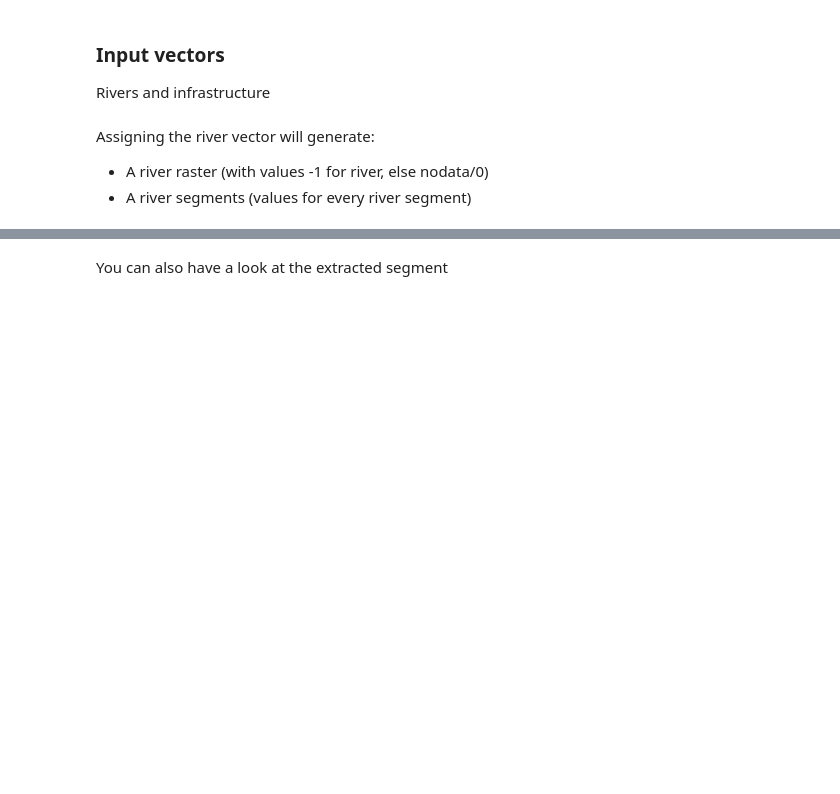
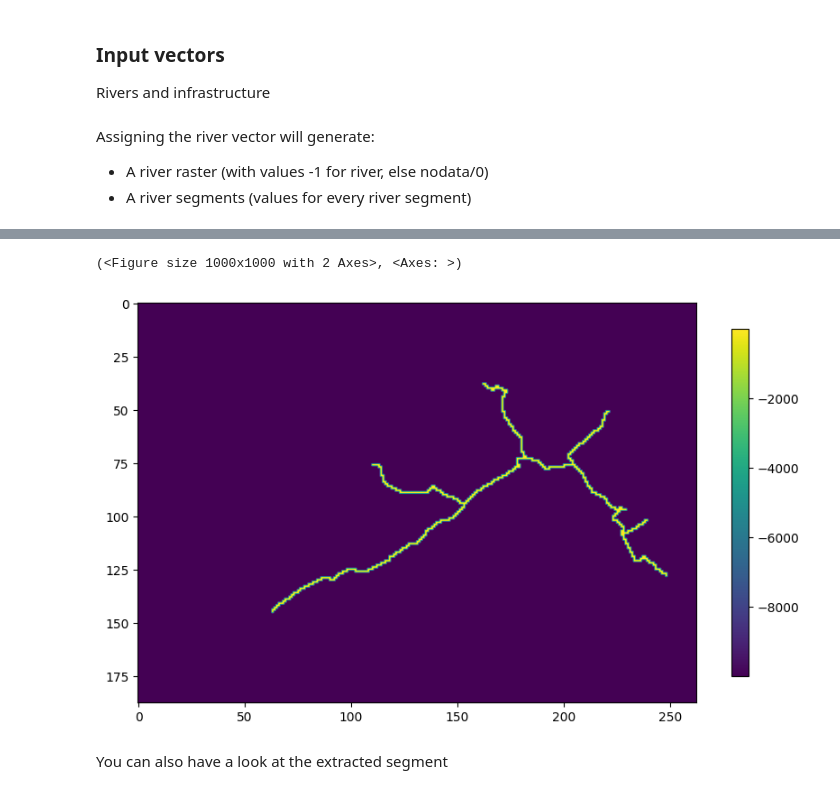
Before and after one commit to watem-sedem/pywatemsedem, a Jupyter notebook: docs/getting-started/api.ipynb, the cells around one changed output, grey strips where cells are left out. Cells and saved outputs as stored; diff of their text form; code cells hidden in the pictures; blank space fills up the shorter version.

```diff
--- a/docs/getting-started/api.ipynb
+++ b/docs/getting-started/api.ipynb
@@ -25,6 +23,6 @@ import pandas as pd
 # %% [markdown]
 The example data are located in the test data folder
 # %%
-inputdata_folder = Path(r"..") / ".." / "tests" / "pywatemsedem" / "data"
+inputdata_folder = Path(r"..") / ".." / "tests" /  "data"
 # %%
 inputdata_folder.exists()
@@ -108,3 +133,8 @@ catchment.vct_river.plot()
+# %%
+catchment.river.plot()
+# %% [output]
+(<Figure size 1000x1000 with 2 Axes>, <Axes: >)
+[figure, added]
 # %% [markdown]
 You can also have a look at the extracted segment
 # %%
```
Also changed, not shown: parts of 73 cells of this notebook, 4 other files.
